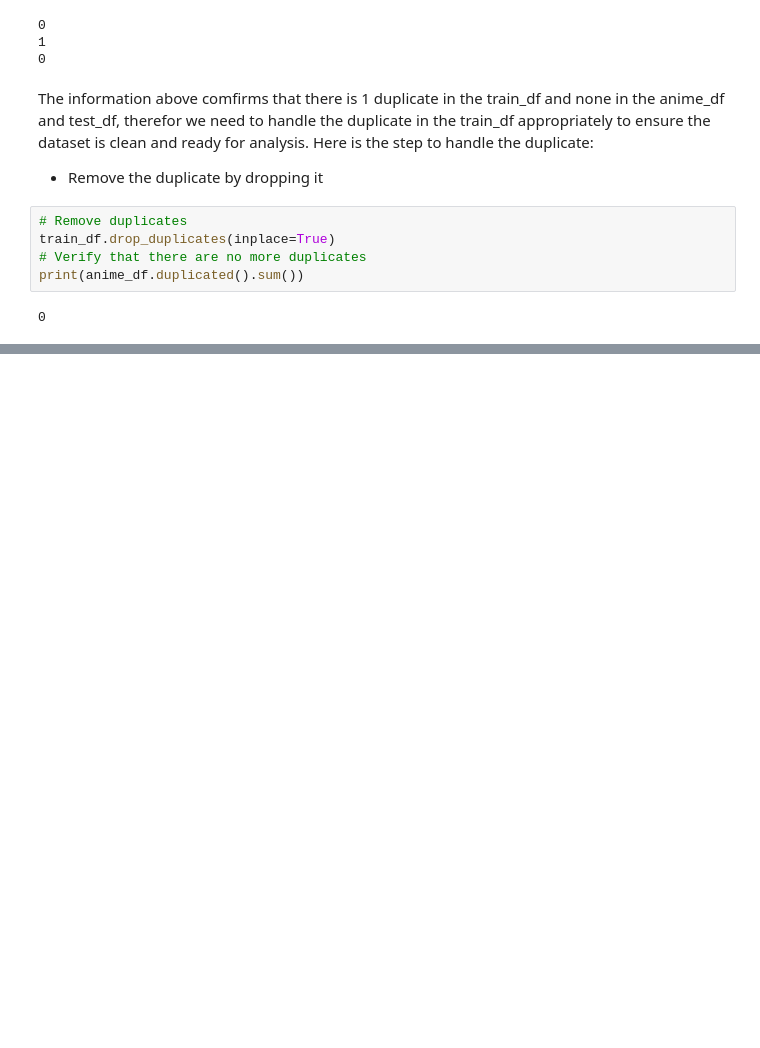
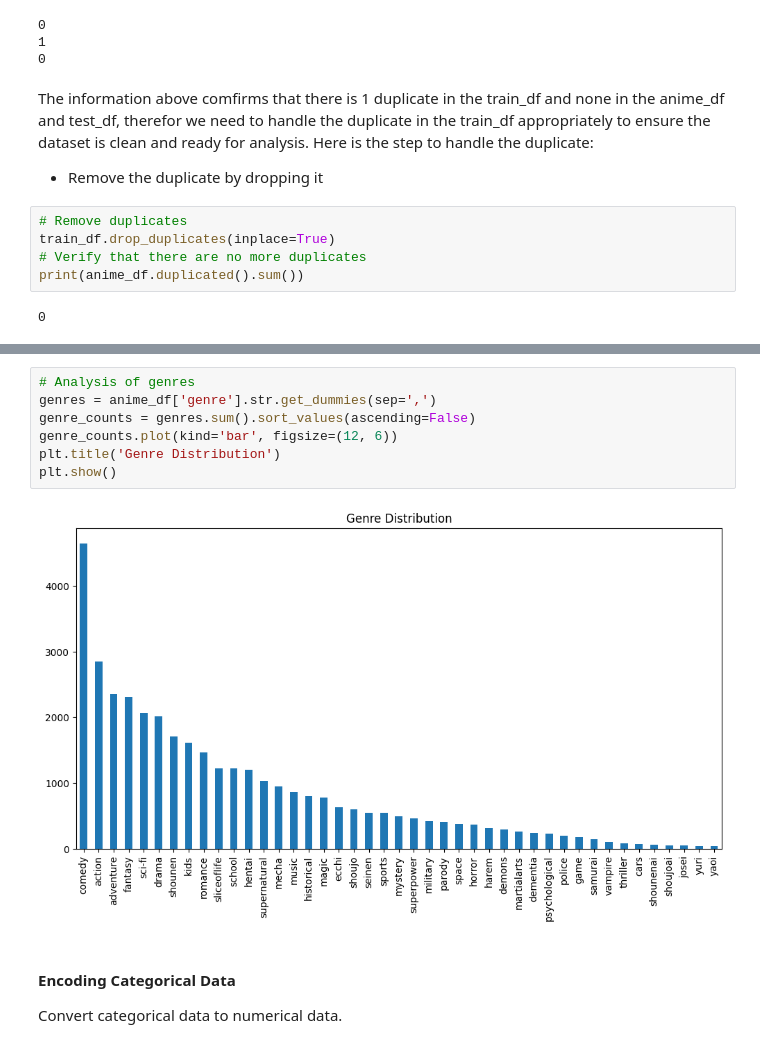
Before and after one commit to keneilweRangw/MM1_2401FTDS_Unsupervised_Learning_Project, a Jupyter notebook: Final_Project.ipynb, the cells around one changed output, grey strips where cells are left out. Drawn from its saved outputs; the diff is of its cells as text; blank space fills up the shorter version.

```diff
--- a/Final_Project.ipynb
+++ b/Final_Project.ipynb
@@ -234,0 +364,12 @@ anime_df.head()
+# %%
+# Analysis of genres
+genres = anime_df['genre'].str.get_dummies(sep=',')
+genre_counts = genres.sum().sort_values(ascending=False)
+genre_counts.plot(kind='bar', figsize=(12, 6))
+plt.title('Genre Distribution')
+plt.show()
+# %% [output]
+[figure, added]
+# %% [markdown]
+ #### Encoding Categorical Data
+Convert categorical data to numerical data.
```
Also changed, not shown: parts of 48 cells of this notebook, 2 other files.
